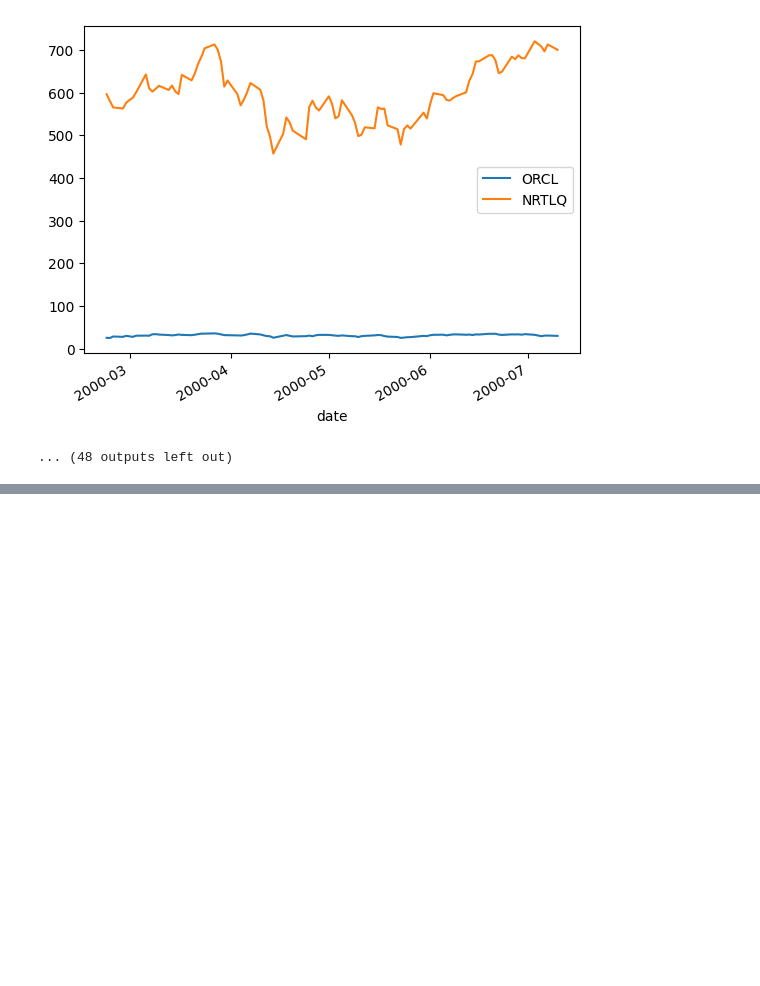
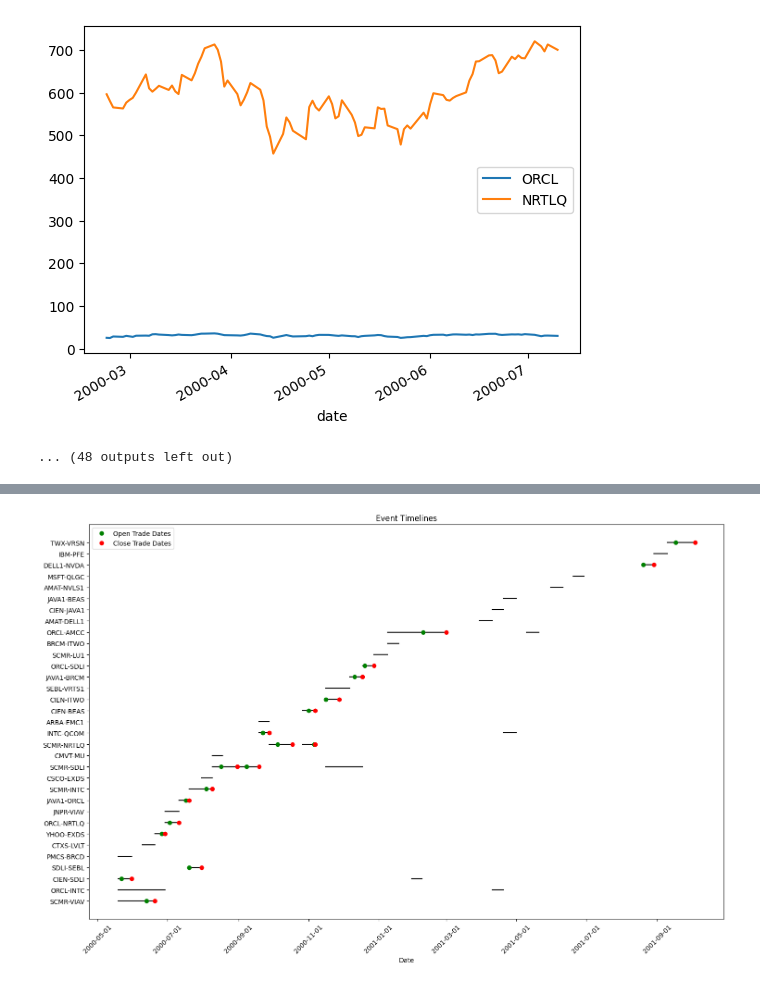
Before and after one commit to TInglefield/Math4920Project, a Jupyter notebook: Project_Draft2.ipynb, the cells around one changed output, grey strips where cells are left out. Drawn from its saved outputs; the diff is of its cells as text; code cells hidden in the pictures; blank space fills up the shorter version.

Commit message:
added charts

```diff
--- a/Project_Draft2.ipynb
+++ b/Project_Draft2.ipynb
@@ -432,16 +432,19 @@ def monitor_group_of_pairs(stock_group_size, stop_after_weeks):
                                         "current_hedge_ratio": None
                                     }
                 # Verify stocks in pair are not currently being monitored
-                if stock1 in currently_monitoring_stocks or stock2 in currently_monitoring_stocks:
+                if stock1 == stock2:
+                    pass
+                elif stock1 in currently_monitoring_stocks or stock2 in currently_monitoring_stocks:
                     new_stock_pair_dict["should_monitor"] = False
                     new_stock_pair_dict["trade_status_message"] = "One or both stocks are being monitored by another pair"
+                    existing_stocks[stock_pair] = new_stock_pair_dict
                 else:
                     # Now these stocks will be monitored for next week
                     currently_monitoring_stocks.append(stock1)
                     currently_monitoring_stocks.append(stock2)
                     new_stock_pair_dict["monitoring_start_dates"].append(end_date_string)
+                    existing_stocks[stock_pair] = new_stock_pair_dict
 
-                existing_stocks[stock_pair] = new_stock_pair_dict
         # Increment weeks_running
         weeks_running +=1
 
@@ -587,0 +535,4 @@ plot_all_charts(results, prices_with_market, batch_size=5)
+# %%
+print_overall_display(results)
+# %% [output]
+[figure, added]
```
Also changed, not shown: parts of 3 cells of this notebook.
